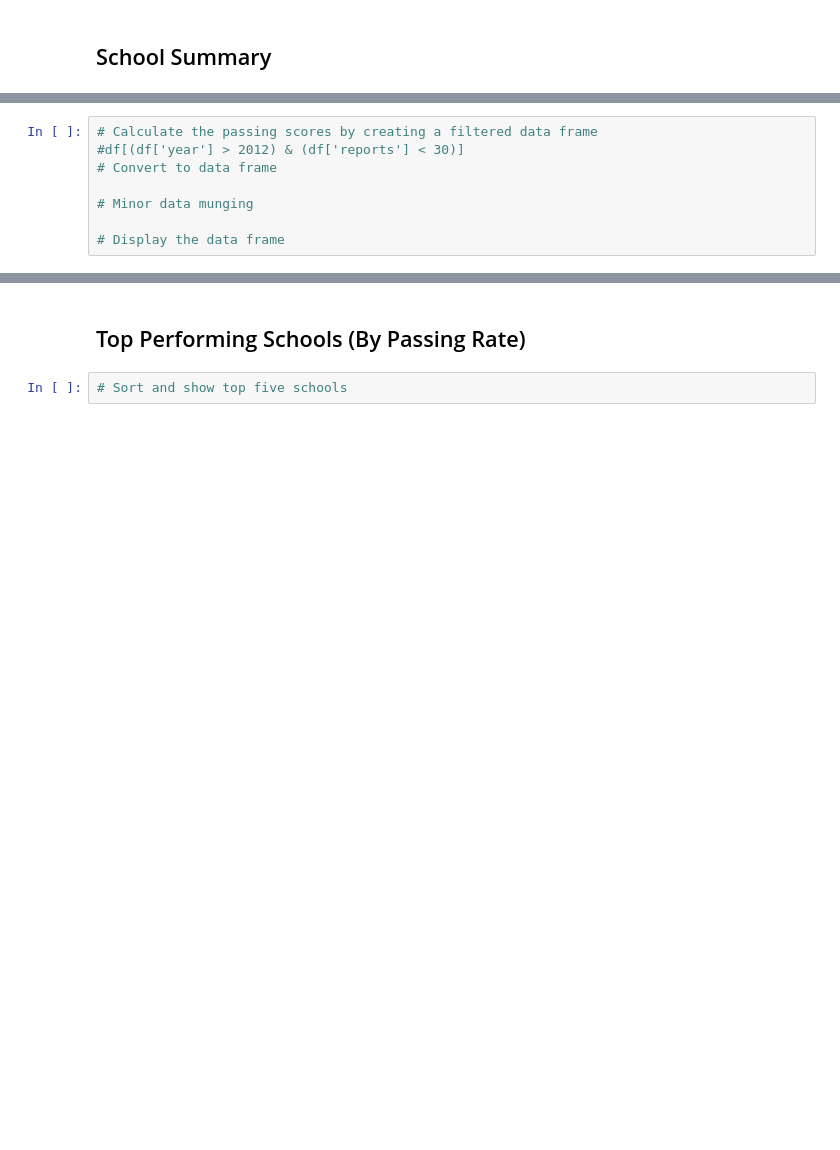
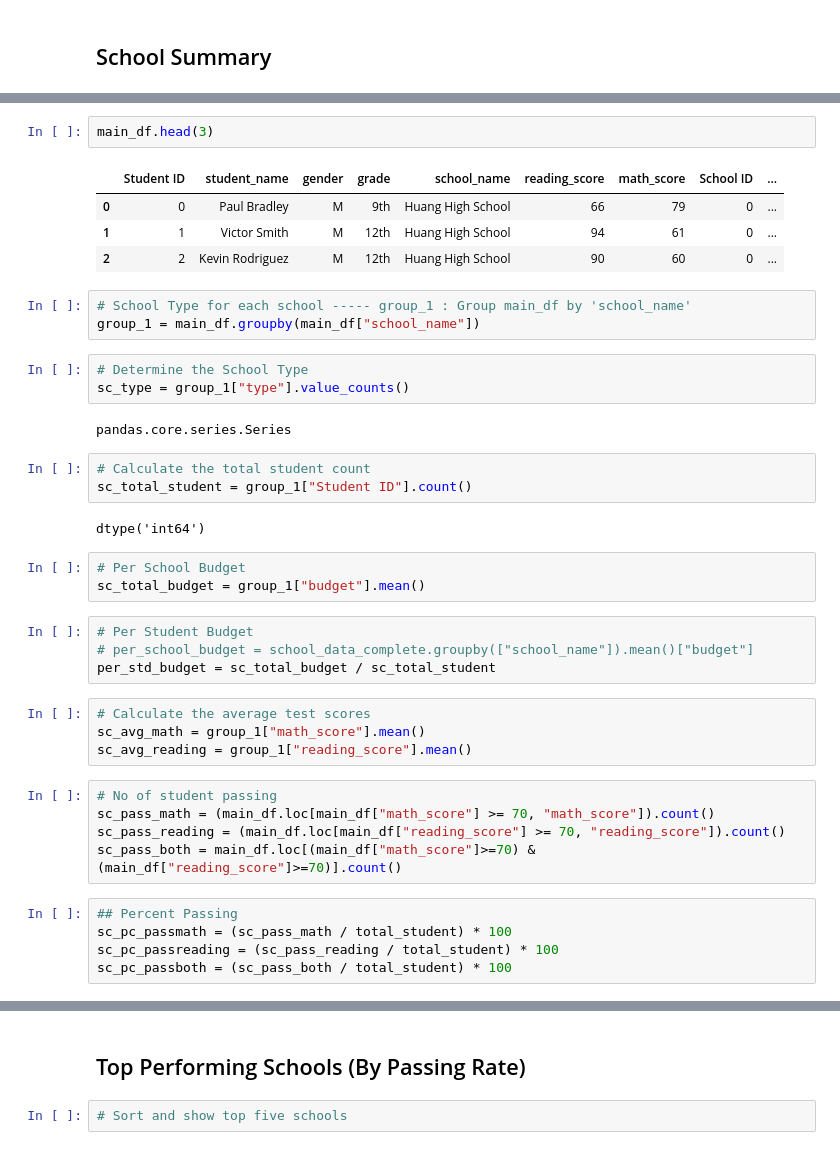
Before and after one commit to pariyapariya/pariya_GW_HW_Pandas, a Jupyter notebook: Case-Assignment/PyCitySchools/PyCitySchools_starter.ipynb, the cells around one changed output, grey strips where cells are left out. Cells and saved outputs as stored; diff of their text form; blank space fills up the shorter version.

```diff
--- a/Case-Assignment/PyCitySchools/PyCitySchools_starter.ipynb
+++ b/Case-Assignment/PyCitySchools/PyCitySchools_starter.ipynb
@@ -225,8 +117,41 @@ school_df.head()
-# %%
-# Calculate the passing scores by creating a filtered data frame
-#df[(df['year'] > 2012) & (df['reports'] < 30)]
-# Convert to data frame
-
-# Minor data munging
-
-# Display the data frame
+# %%
+main_df.head(3)
+# %% [output]
+|  | Student ID | student_name | gender | grade | school_name | reading_score | math_score | School ID | ... |
+| 0 | 0 | Paul Bradley | M | 9th | Huang High School | 66 | 79 | 0 | ... |
+| 1 | 1 | Victor Smith | M | 12th | Huang High School | 94 | 61 | 0 | ... |
+| 2 | 2 | Kevin Rodriguez | M | 12th | Huang High School | 90 | 60 | 0 | ... |
+# %%
+# School Type for each school ----- group_1 : Group main_df by 'school_name'
+group_1 = main_df.groupby(main_df["school_name"])
+# %%
+# Determine the School Type
+sc_type = group_1["type"].value_counts()
+# %% [output]
+pandas.core.series.Series
+# %%
+# Calculate the total student count
+sc_total_student = group_1["Student ID"].count()
+# %% [output]
+dtype('int64')
+# %%
+# Per School Budget
+sc_total_budget = group_1["budget"].mean()
+# %%
+# Per Student Budget
+# per_school_budget = school_data_complete.groupby(["school_name"]).mean()["budget"]
+per_std_budget = sc_total_budget / sc_total_student
+# %%
+# Calculate the average test scores
+sc_avg_math = group_1["math_score"].mean()
+sc_avg_reading = group_1["reading_score"].mean()
+# %%
+# No of student passing
+sc_pass_math = (main_df.loc[main_df["math_score"] >= 70, "math_score"]).count()
+sc_pass_reading = (main_df.loc[main_df["reading_score"] >= 70, "reading_score"]).count()
+sc_pass_both = main_df.loc[(main_df["math_score"]>=70) & (main_df["reading_score"]>=70)].count()
+# %%
+## Percent Passing
+sc_pc_passmath = (sc_pass_math / total_student) * 100
+sc_pc_passreading = (sc_pass_reading / total_student) * 100
+sc_pc_passboth = (sc_pass_both / total_student) * 100
```
Also changed, not shown: parts of 30 cells of this notebook, 1 other file.
